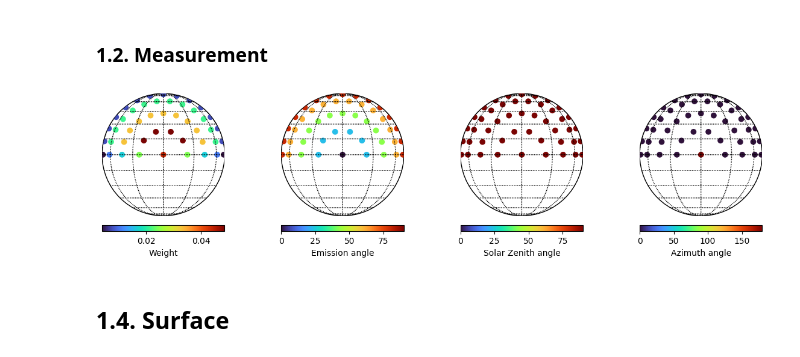
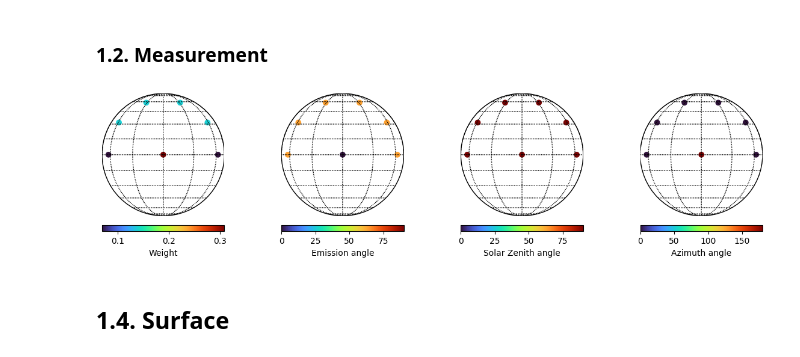
Before and after one commit to juanaldayparejo/archnemesis-dist, a Jupyter notebook: docs/examples/Exoplanet_thermal_emission/exoplanet.ipynb, the cells around one changed output. Drawn from its saved outputs; the diff is of its cells as text; code cells hidden in the pictures.

```diff
--- a/docs/examples/Exoplanet_thermal_emission/exoplanet.ipynb
+++ b/docs/examples/Exoplanet_thermal_emission/exoplanet.ipynb
@@ -132,29 +132,33 @@ INFO :: summary_info :: Spectroscopy_0.py-255 :: Pressure range ::  (1e-05, '-',
 # %%
 #Initialising the class
 Measurement = ans.Measurement_0()
 
 Measurement.ISPACE = 1  #Wavelength (um)
 Measurement.NGEOM = 1   #Number of geometries (just one spectrum)
 Measurement.FWHM = 0.0  #Assuming no instrumental broadening
+Measurement.IFORM = 1   #Flux ratio (F_planet/F_star)
 
 #Defining the spectral range
 vmin = 10. ; vmax = 40.
 vconvx = Spectroscopy.WAVE[ (Spectroscopy.WAVE>=vmin) & (Spectroscopy.WAVE<=vmax) ]
 nconvx = len(vconvx)
 
 vconv = np.zeros((nconvx,Measurement.NGEOM))
 vconv[:,0] = vconvx
 
 Measurement.NCONV = np.zeros(Measurement.NGEOM,dtype='int32') + nconvx
 Measurement.edit_VCONV(vconv)
 Measurement.edit_MEAS(np.ones(vconv.shape))     #Dummy arrays for the measured spectrum since we are only simulating
 Measurement.edit_ERRMEAS(np.ones(vconv.shape))
 
 #Calculating averaging points for disc-integrated observations
-Measurement.calc_avepoints_exoplanet(phase=0.,nmu=5)
+Measurement.calc_avepoints_exoplanet(phase=0.,nmu=2)
 Measurement.plot_fov()
+
+#Writing information to file
+Measurement.write_hdf5(runname)
 # %% [output]
-[figure, old version]
+[figure, new version]
 # %% [markdown]
 ## 1.4. Surface
 # %%
```
Also changed, not shown: parts of 3 cells of this notebook, 13 other files.
